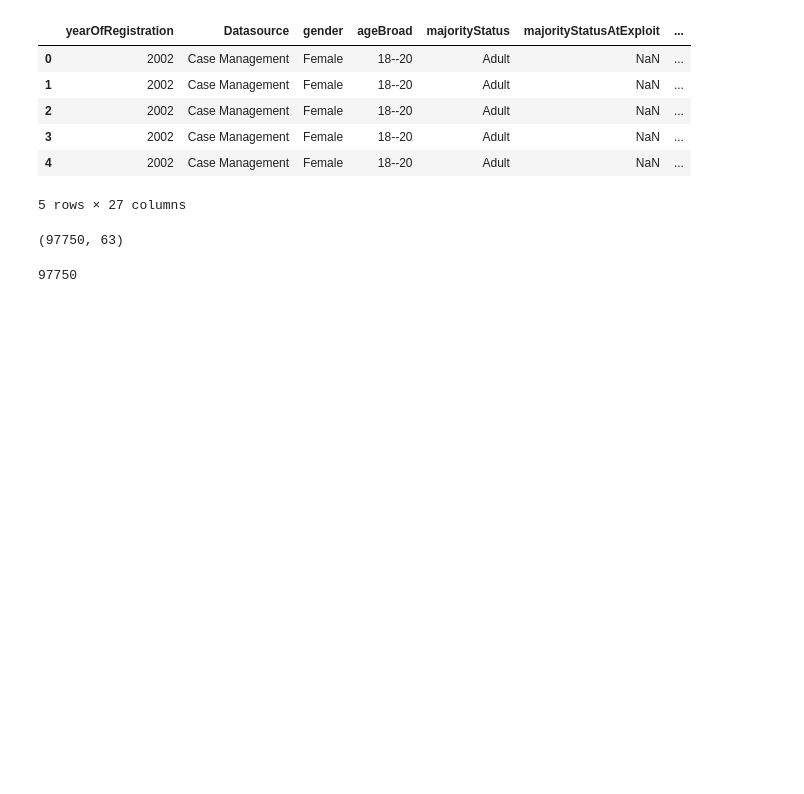
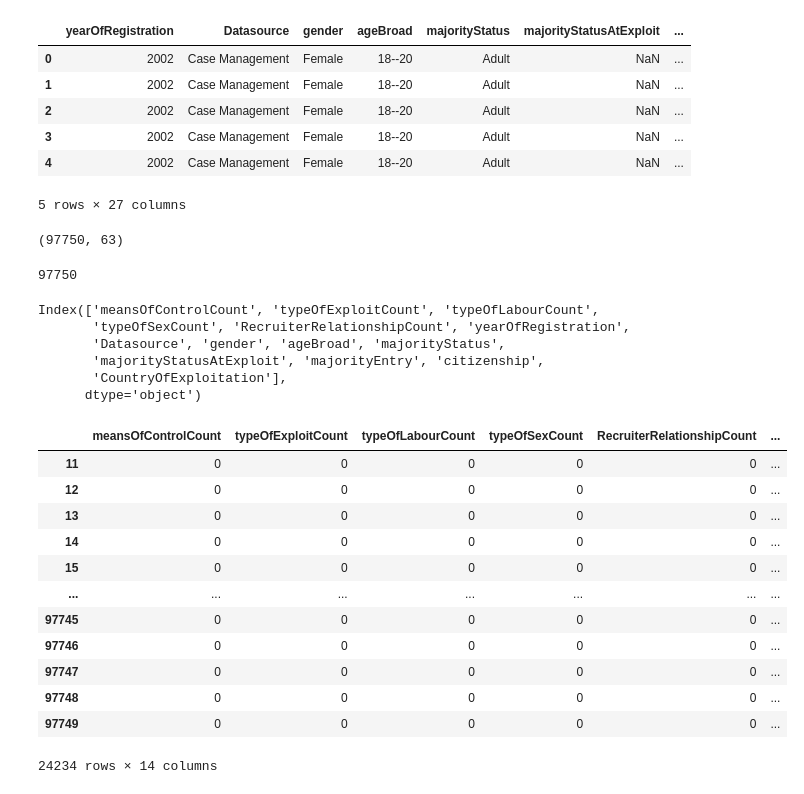
Before and after one commit to JPena-code/minig-course, a Jupyter notebook: EDA.ipynb, the cells around one changed output. Cells and saved outputs as stored; diff of their text form; code cells hidden in the pictures; blank space fills up the shorter version.

```diff
--- a/EDA.ipynb
+++ b/EDA.ipynb
@@ -16,3 +40,17 @@ from pandas.api.types import CategoricalDtype
+# %%
+def get_alpha3(col):
+    try:
+        iso_3 =  country_name_to_country_alpha3(col)
+    except:
+        iso_3 = 'Unknown'
+    return iso_3
+
+def get_name(col):
+    try:
+        name =  country_alpha2_to_country_name(col)
+    except:
+        name = 'Unknown'
+    return name
 # %% [markdown]
 ### Read file
 # %%
@@ -77,6 +115,8 @@ raw_data['gender'] = raw_data['gender'].astype(gender_cat)
 raw_data['ageBroad'] = raw_data['ageBroad'].astype(age_cat_range)
 raw_data['citizenship'] = raw_data['citizenship'].astype("category")
 raw_data['yearOfRegistration'] = raw_data['yearOfRegistration'].astype("category")
+raw_data['CountryOfExploitation'] = raw_data['CountryOfExploitation'].astype("category")
+
 columns_age_cat = ['majorityStatus', 'majorityStatusAtExploit', 'majorityEntry']
 raw_data[columns_age_cat] = raw_data[columns_age_cat].astype(age_cat)
 # %% [markdown]
@@ -212,6 +252,16 @@ print(f'Total of elements duplicateds: {duplicates}\nRatio of all data-set: {rat
 # %% [output]
 Total of elements duplicateds: 77084
 Ratio of all data-set: 78.86%
+# %%
+raw_data["country"] = raw_data["citizenship"].apply(lambda x: get_name(x))
+raw_data["alpha_3"] = raw_data["country"].apply(lambda x: get_alpha3(x))
+data_map = pd.DataFrame(raw_data.groupby(["country","alpha_3"])["alpha_3"].agg(Victims="count")).reset_index()
+country_victims = data_map.groupby(["alpha_3"])["Victims"].sum().reset_index()
+fig = px.choropleth(country_victims, locations = "alpha_3",
+                    color = "Victims",
+                    color_continuous_scale="Viridis_r")
+
+fig.show()
 # %% [markdown]
 **Si bien los datos son duplicados, hay que recordar que son datos anonimizados, cada uno es una lectura de una victima de trata de humanos**
 # %% [markdown]
@@ -414,3 +464,28 @@ print(len(duplicados))
 97750
 # %%
 test = pd.concat([count_totals, raw_data.select_dtypes('category')], axis=1)
+# %%
+test.columns
+# %% [output]
+Index(['meansOfControlCount', 'typeOfExploitCount', 'typeOfLabourCount',
+       'typeOfSexCount', 'RecruiterRelationshipCount', 'yearOfRegistration',
+       'Datasource', 'gender', 'ageBroad', 'majorityStatus',
+       'majorityStatusAtExploit', 'majorityEntry', 'citizenship',
+       'CountryOfExploitation'],
+      dtype='object')
+# %%
+test[test[['meansOfControlCount', 'typeOfExploitCount', 'typeOfLabourCount','typeOfSexCount', 'RecruiterRelationshipCount']].sum(axis= 1) == 0]
+# %% [output]
+|  | meansOfControlCount | typeOfExploitCount | typeOfLabourCount | typeOfSexCount | RecruiterRelationshipCount | ... |
+| 11 | 0 | 0 | 0 | 0 | 0 | ... |
+| 12 | 0 | 0 | 0 | 0 | 0 | ... |
+| 13 | 0 | 0 | 0 | 0 | 0 | ... |
+| 14 | 0 | 0 | 0 | 0 | 0 | ... |
+| 15 | 0 | 0 | 0 | 0 | 0 | ... |
+| ... | ... | ... | ... | ... | ... | ... |
+| 97745 | 0 | 0 | 0 | 0 | 0 | ... |
+| 97746 | 0 | 0 | 0 | 0 | 0 | ... |
+| 97747 | 0 | 0 | 0 | 0 | 0 | ... |
+| 97748 | 0 | 0 | 0 | 0 | 0 | ... |
+| 97749 | 0 | 0 | 0 | 0 | 0 | ... |
+24234 rows × 14 columns
```
Also changed, not shown: parts of 3 cells of this notebook.
